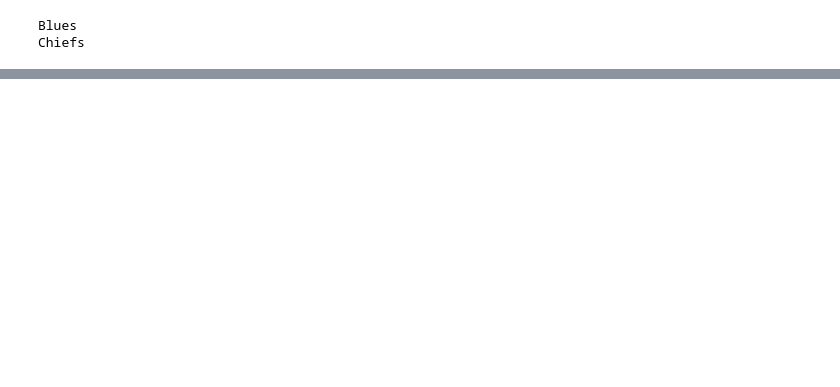
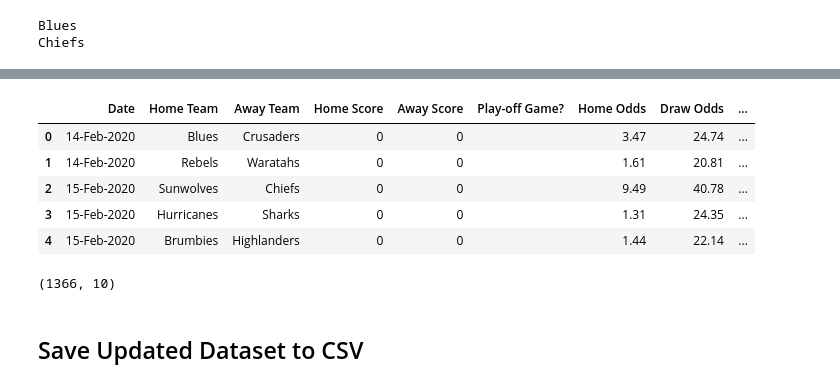
Before and after one commit to kieranbd/superrugby-predictor, a Jupyter notebook: Chromedriver_scraper.ipynb, the cells around one changed output, grey strips where cells are left out. Saved outputs shown, nothing was run; the diff lists cells and outputs as text; code cells hidden in the pictures; blank space fills up the shorter version.

```diff
--- a/Chromedriver_scraper.ipynb
+++ b/Chromedriver_scraper.ipynb
@@ -185,0 +206,15 @@ df.to_csv("upcoming_week.csv")
+# %%
+combined_df.head()
+# %% [output]
+|  | Date | Home Team | Away Team | Home Score | Away Score | Play-off Game? | Home Odds | Draw Odds | ... |
+| 0 | 14-Feb-2020 | Blues | Crusaders | 0 | 0 |  | 3.47 | 24.74 | ... |
+| 1 | 14-Feb-2020 | Rebels | Waratahs | 0 | 0 |  | 1.61 | 20.81 | ... |
+| 2 | 15-Feb-2020 | Sunwolves | Chiefs | 0 | 0 |  | 9.49 | 40.78 | ... |
+| 3 | 15-Feb-2020 | Hurricanes | Sharks | 0 | 0 |  | 1.31 | 24.35 | ... |
+| 4 | 15-Feb-2020 | Brumbies | Highlanders | 0 | 0 |  | 1.44 | 22.14 | ... |
+# %%
+combined_df.shape
+# %% [output]
+(1366, 10)
+# %% [markdown]
+## Save Updated Dataset to CSV
```
Also changed, not shown: parts of 10 cells of this notebook, 5 other files.
